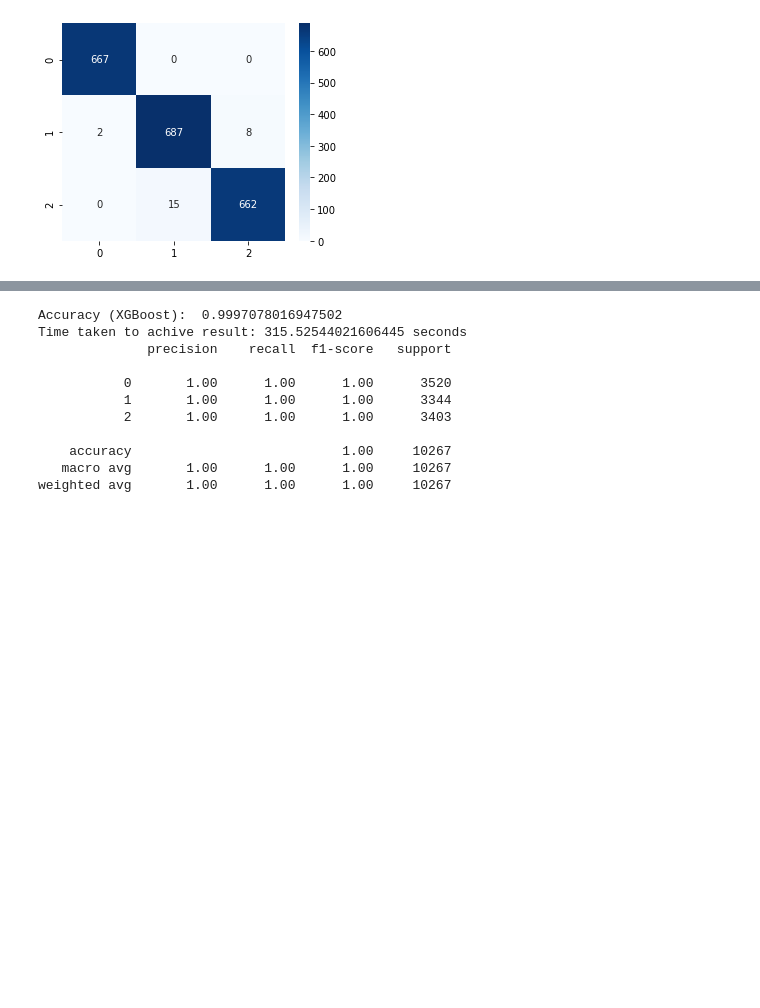
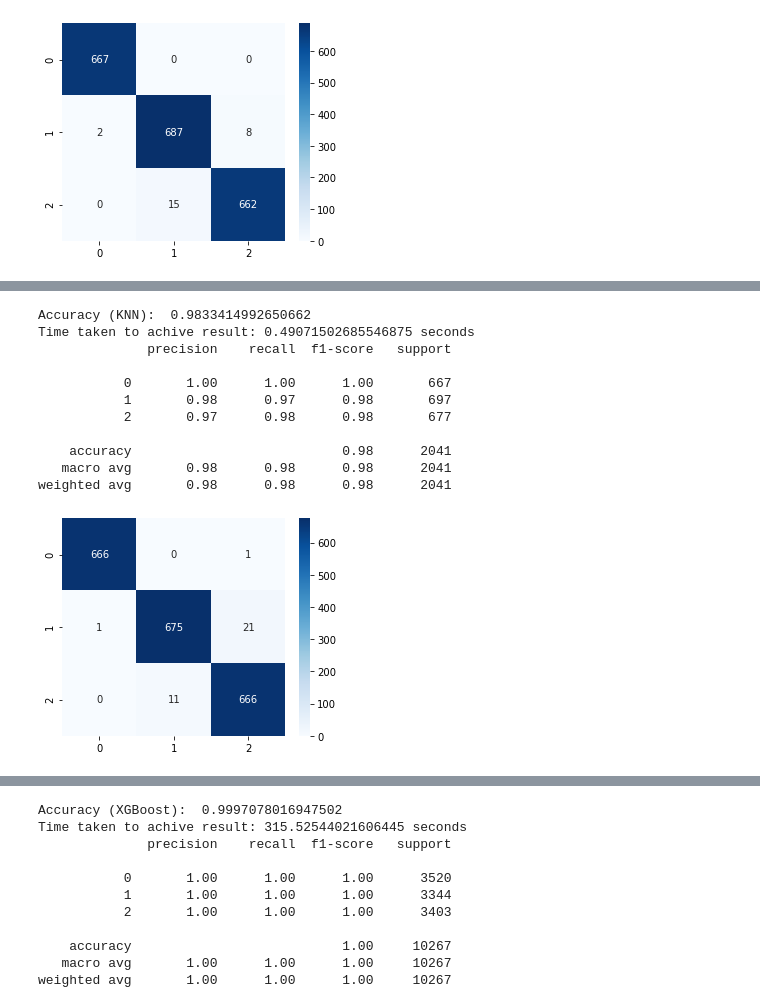
Before and after one commit to appeldaniel1998/Data-Visualization-Final-Project, a Jupyter notebook: Hand Positioning.ipynb, the cells around one changed output, grey strips where cells are left out. Drawn from its saved outputs; the diff is of its cells as text; code cells hidden in the pictures; blank space fills up the shorter version.

```diff
--- a/Hand Positioning.ipynb
+++ b/Hand Positioning.ipynb
@@ -1093,0 +1045,15 @@ In this datasetet, many changes can be done at every step to change, improve or
+# %%
+modelKNNPCA, predictionsKNNPCA, accuracyKNNPCA, timeKNNPCA = knn(X_train_Reduced, y_train, X_test_Reduced, y_test)
+# %% [output]
+Accuracy (KNN):  0.9833414992650662
+Time taken to achive result: 0.49071502685546875 seconds
+              precision    recall  f1-score   support
+
+           0       1.00      1.00      1.00       667
+           1       0.98      0.97      0.98       697
+           2       0.97      0.98      0.98       677
+
+    accuracy                           0.98      2041
+   macro avg       0.98      0.98      0.98      2041
+weighted avg       0.98      0.98      0.98      2041
+[figure, added]
```
Also changed, not shown: parts of 57 cells of this notebook.
